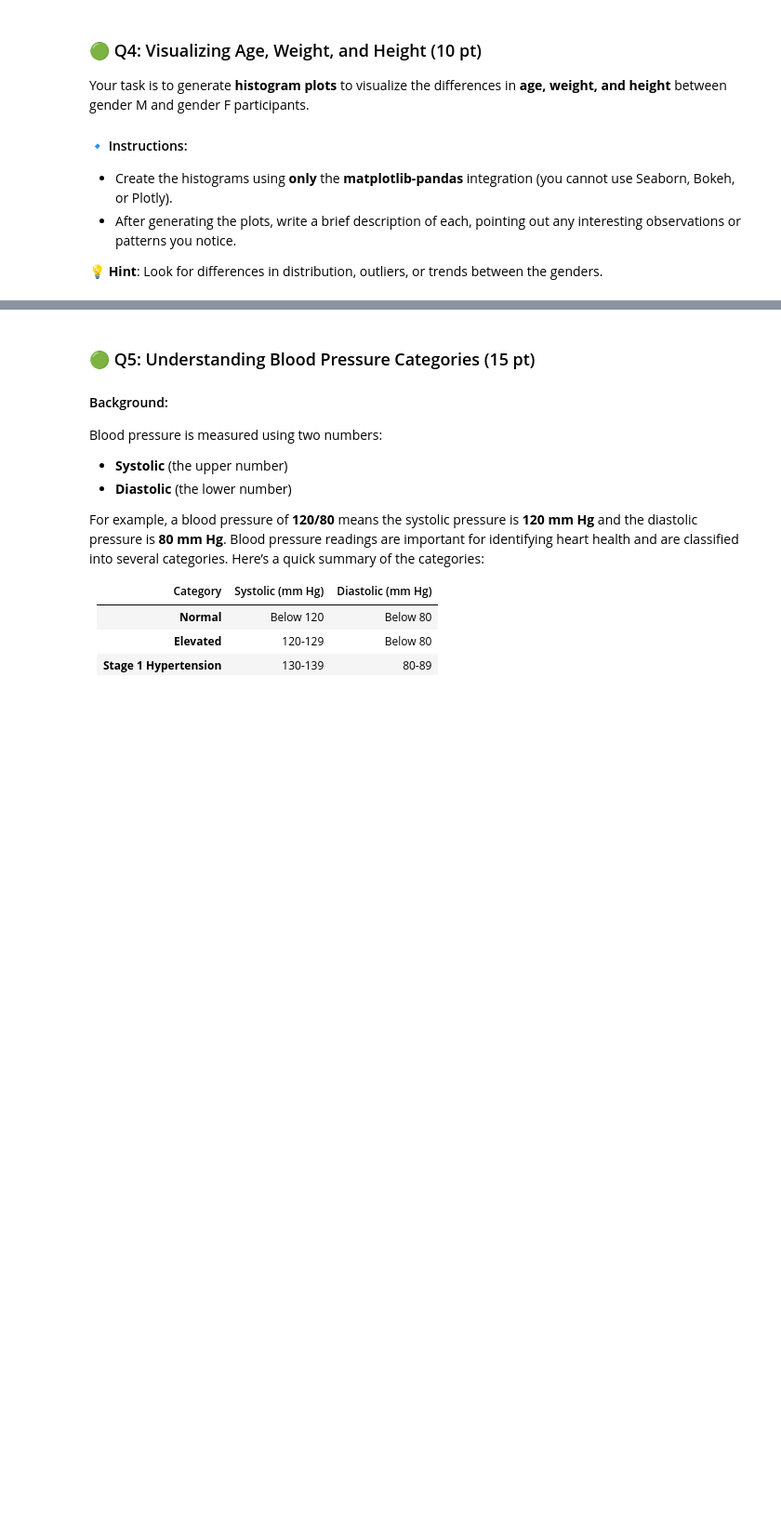
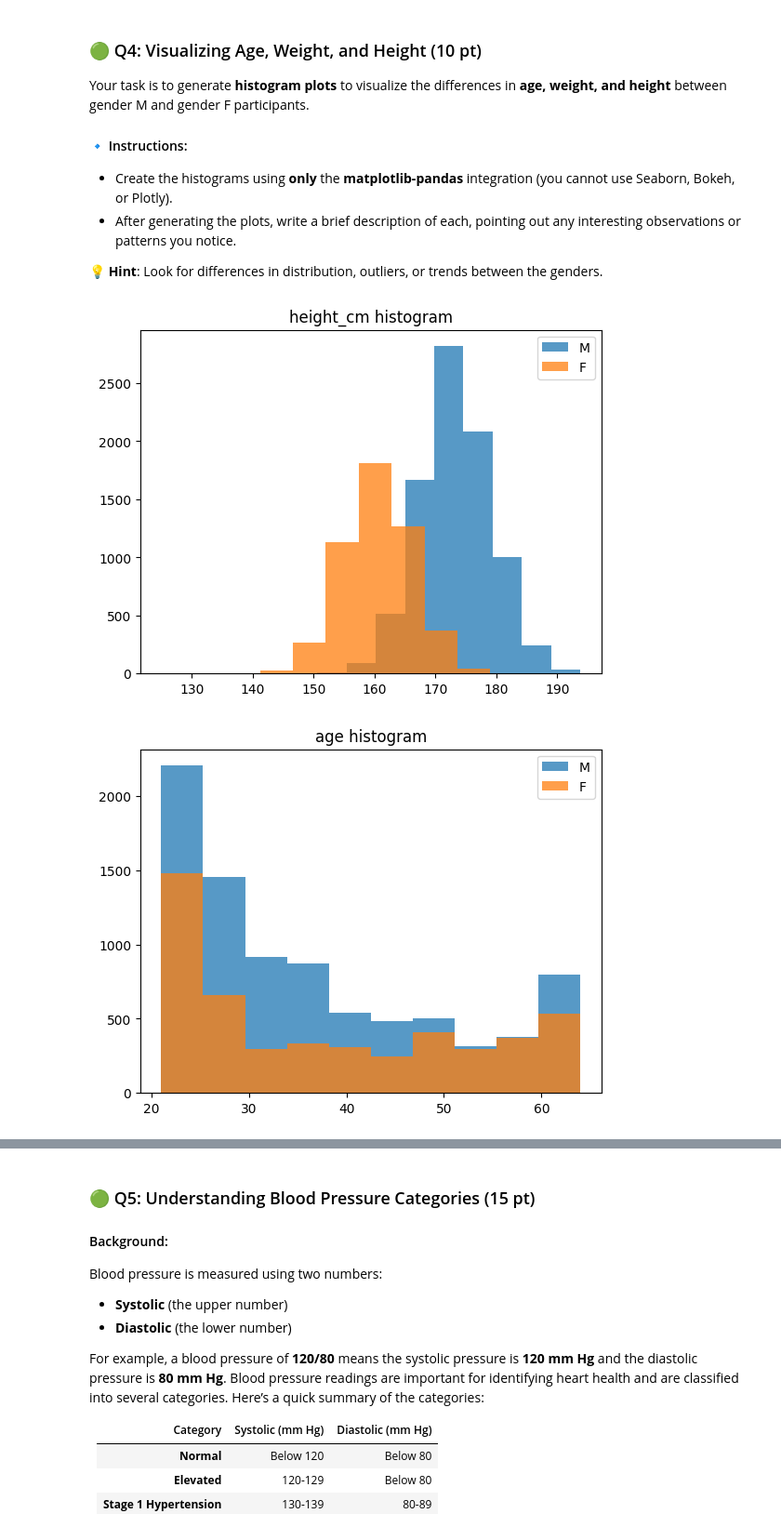
Before and after one commit to franciscothebrady/coursework, a Jupyter notebook: semester_3/si_618/day_1/homework/SI_618_Homework_01.ipynb, the cells around one changed output, grey strips where cells are left out. Shown: that part at 93% size. Drawn from its saved outputs; the diff is of its cells as text; code cells hidden in the pictures; blank space fills up the shorter version.

```diff
--- a/semester_3/si_618/day_1/homework/SI_618_Homework_01.ipynb
+++ b/semester_3/si_618/day_1/homework/SI_618_Homework_01.ipynb
@@ -293,0 +295,14 @@ Your task is to generate **histogram plots** to visualize the differences in **a
+# %%
+vars = ['height_cm', 'age', 'weight_kg']
+gender_var = ['M', 'F']
+for v in vars:
+    plt.figure()
+    # by gender
+    for g in gender_var:
+        data = body_performance.where(body_performance.gender == g).dropna()
+        plt.hist(data[v], bins=10, alpha=0.75, label=g)
+        plt.title(f'{v} histogram')
+        plt.legend()
+# %% [output]
+[figure, added]
+[figure, added]
```
Also changed, not shown: parts of 23 cells of this notebook, 11 other files.
